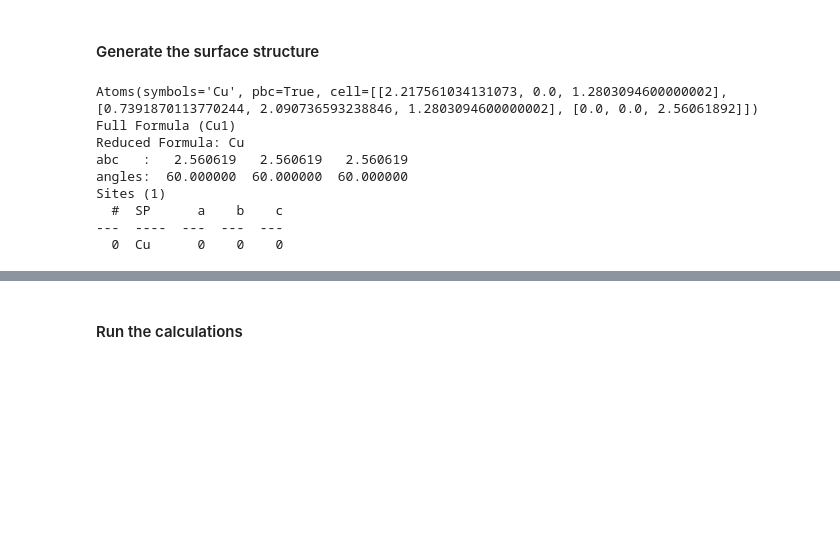
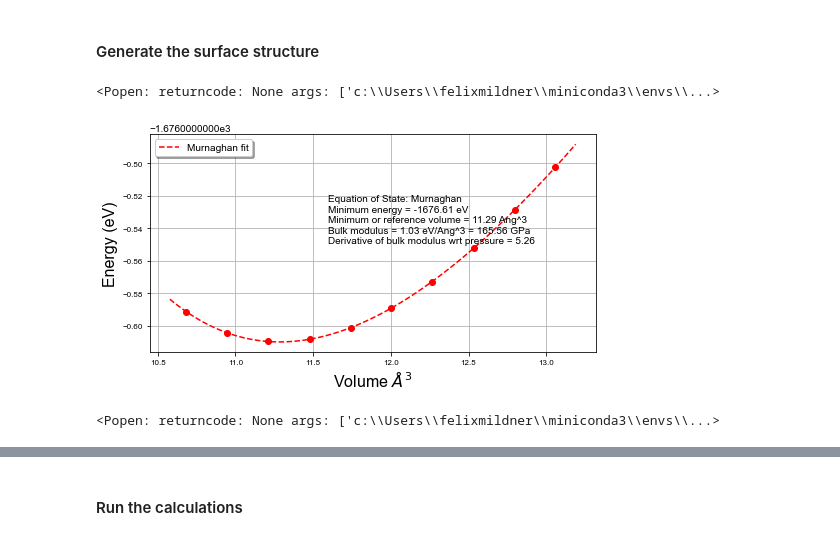
Before and after one commit to wuppersaver/photoemission, a Jupyter notebook: polycrystalline.ipynb, the cells around one changed output, grey strips where cells are left out. Saved outputs shown, nothing was run; the diff lists cells and outputs as text; code cells hidden in the pictures; blank space fills up the shorter version.

Commit message:
Current version update Changed functionalities of file creation functions, updated the optados output class, many improvements in different places

```diff
--- a/polycrystalline.ipynb
+++ b/polycrystalline.ipynb
@@ -47,8 +48,12 @@ with open('./structures/jsons/DOS/Cu_bulk_dos_ref.json', 'w') as f:
 #### Generate the bulk structure and bulk input
 # %%
 bulk = Structure.from_file(filename="Cu_metal_fcc.cif")
+seed = 'Cu_bulk_murn_ext'
+murn, minimal_struct, energies,volumes = read_murnaghan_outputs(seed = seed, structure = bulk,path = f'./structures/EOS_tests/PBEsol/{seed}/')
+fig= murn.plot()
+plt.style.use('seaborn-darkgrid')
 #view(AseAtomsAdaptor().get_atoms(bulk))
-bulk_seed = 'Cu_bulk_vic_thesis'
+bulk_seed = 'Cu_bulk_'
 castep_opt_template = {
     'directory': f"./structures/{bulk_seed}",
     'label': bulk_seed,
@@ -124,17 +129,13 @@ generate_optados_input(OptaDOS_options, **OptaDOS_photoemission_opt)
 #### Generate the surface structure
 # %%
 bulk = Structure.from_file(filename="Cu_metal_fcc.cif")
-bulk_ase = AseAtomsAdaptor().get_atoms(bulk)
-print(bulk_ase)
 print(bulk)
-surface = ase.build.surface(lattice = bulk_ase, indices = (1,1,1), layers = 5, vacuum=15, tol=1e-10, periodic=True)
+#view(AseAtomsAdaptor.get_atoms(bulk))
+analyser = SpacegroupAnalyzer(bulk)
+bulk_conv = analyser.get_refined_structure()
+#view(AseAtomsAdaptor().get_atoms(bulk_conv))
+bulk_ase = AseAtomsAdaptor().get_atoms(bulk_conv)
+
+#print(bulk)
+#surface = ase.build.surface(lattice = bulk_ase, indices = (1,0,0), layers = 8, vacuum=15, tol=1e-10, periodic=True)
+#view(surface)b
-# %% [output]
-Atoms(symbols='Cu', pbc=True, cell=[[2.217561034131073, 0.0, 1.2803094600000002], [0.7391870113770244, 2.090736593238846, 1.2803094600000002], [0.0, 0.0, 2.56061892]])
-Full Formula (Cu1)
-Reduced Formula: Cu
-abc   :   2.560619   2.560619   2.560619
-angles:  60.000000  60.000000  60.000000
-Sites (1)
-  #  SP      a    b    c
----  ----  ---  ---  ---
-  0  Cu      0    0    0
@@ -190,0 +142,25 @@ def create_slab_layer_convergence(structure, indices, min, max, seed, *cutoff):
+# %%
+#view(read('./structures/Cu_surf_111/Cu_surf_111.xyz'))
+view(AseAtomsAdaptor.get_atoms(read_cell2pmg('./structures/geometry_opt/Cu_surf_111/Cu_surf_111.cell')))
+# %% [output]
+<Popen: returncode: None args: ['c:\\Users\\felixmildner\\miniconda3\\envs\\...>
+# %%
+bulk = Structure.from_file(filename="Cu_metal_fcc.cif")
+seed = 'Cu_bulk_murn_ext'
+murn, minimal_struct, energies,volumes = read_murnaghan_outputs(seed = seed, structure = bulk,path = f'./structures/EOS_tests/PBEsol/{seed}/')
+fig= murn.plot()
+plt.style.use('seaborn-darkgrid')
+
+conventional = SpacegroupAnalyzer(minimal_struct).get_conventional_standard_structure()
+#view(AseAtomsAdaptor.get_atoms(conventional))
+# %% [output]
+[figure, added]
+# %%
+data_111 = SlabGenerator(conventional,[1,1,1],31,20,center_slab=True).get_slabs()[0].get_orthogonal_c_slab()
+data_111_2 = SlabGenerator(conventional,[1,1,1],31,20,center_slab=True,primitive=False).get_slabs()[0].get_orthogonal_c_slab()
+data_110 = SlabGenerator(conventional,[1,1,0],18,20,center_slab=True).get_slabs()[0]
+data_100 = SlabGenerator(conventional,[1,0,0],26,20,center_slab=True).get_slabs()[0]
+view(AseAtomsAdaptor.get_atoms(data_111))
+view(AseAtomsAdaptor.get_atoms(data_111_2))
+# %% [output]
+<Popen: returncode: None args: ['c:\\Users\\felixmildner\\miniconda3\\envs\\...>
```
Also changed, not shown: parts of 11 cells of this notebook, 4 other files.
